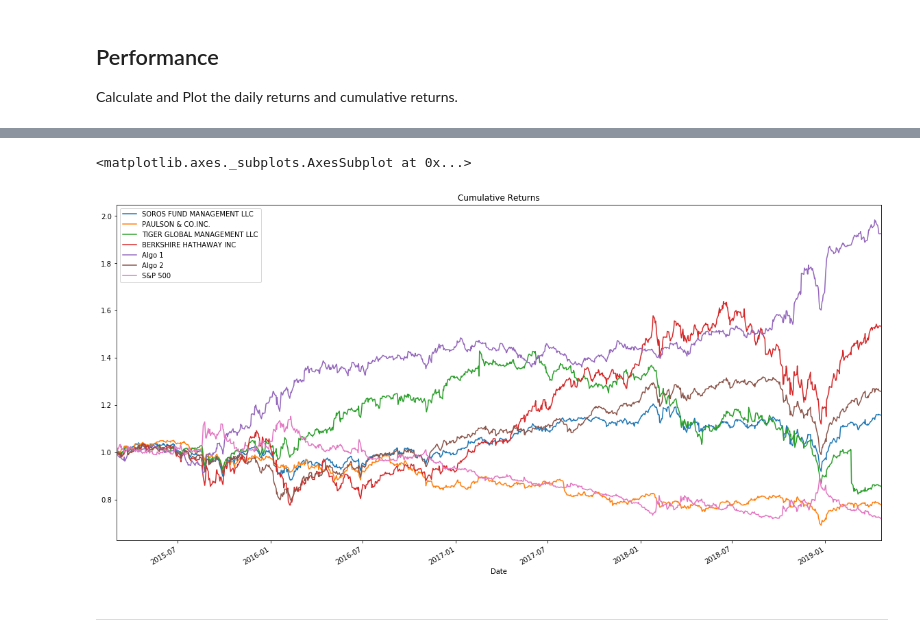
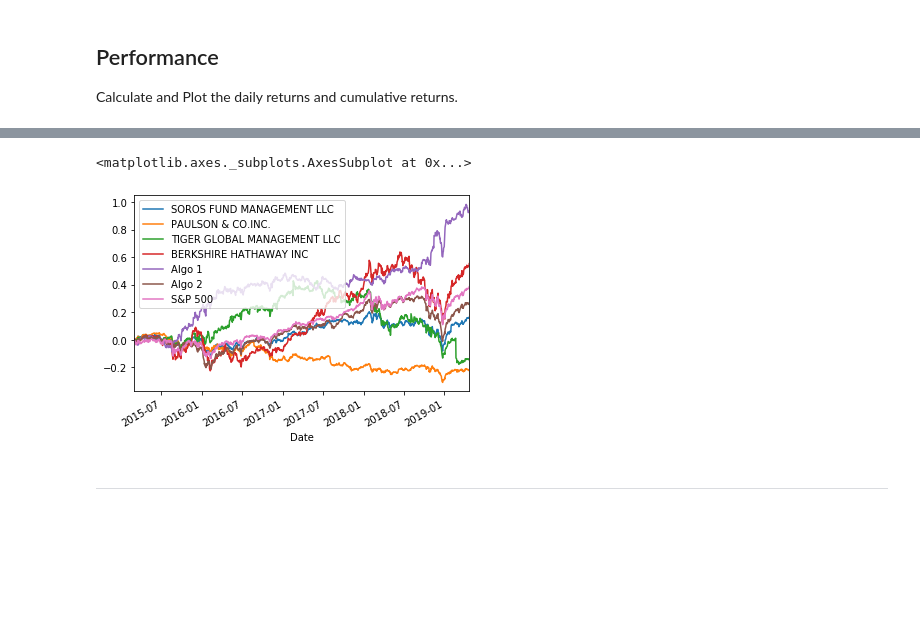
Before and after one commit to rolopez21/python-homework, a Jupyter notebook: hw/03-Python_and_Pandas/Starter_Code/whale_analysis.ipynb, the cells around one changed output, grey strips where cells are left out. Cells and saved outputs as stored; diff of their text form; code cells hidden in the pictures; blank space fills up the shorter version.

```diff
--- a/hw/03-Python_and_Pandas/Starter_Code/whale_analysis.ipynb
+++ b/hw/03-Python_and_Pandas/Starter_Code/whale_analysis.ipynb
@@ -100,6 +100,7 @@ Read the S&P500 Historic Closing Prices and create a new daily returns DataFrame
 sp500_history_csv = Path("../Resources/sp500_history.csv")
 # YOUR CODE HERE
 sp500_history_csv = pd.read_csv(sp500_history_csv, index_col='Date', parse_dates=True)
+sp500_history_csv.sort_index(inplace=True)
 sp500_history_csv.head()
 # %% [output]
 |  | Close |
@@ -195,9 +198,11 @@ Calculate and Plot the daily returns and cumulative returns.
 # %%
 # Plot cumulative returns
 # YOUR CODE HERE
+cumulative_returns = (1+joined_data).cumprod()-1
+cumulative_returns.plot()
 # %% [output]
 <matplotlib.axes._subplots.AxesSubplot at 0x...>
-[figure, old version]
+[figure, new version]
 # %% [markdown]
 ---
 # %% [markdown]
```
Also changed, not shown: parts of 29 cells of this notebook.
